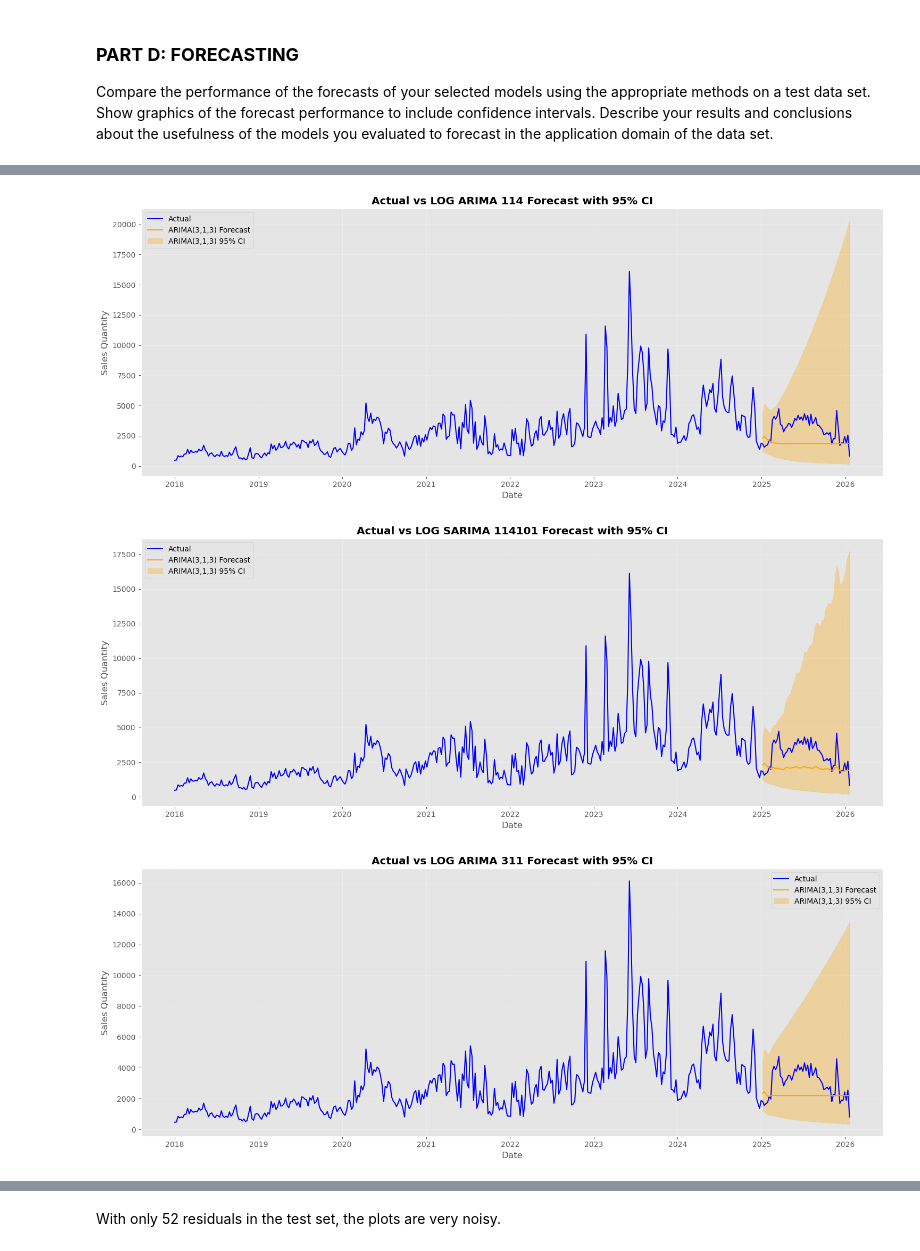
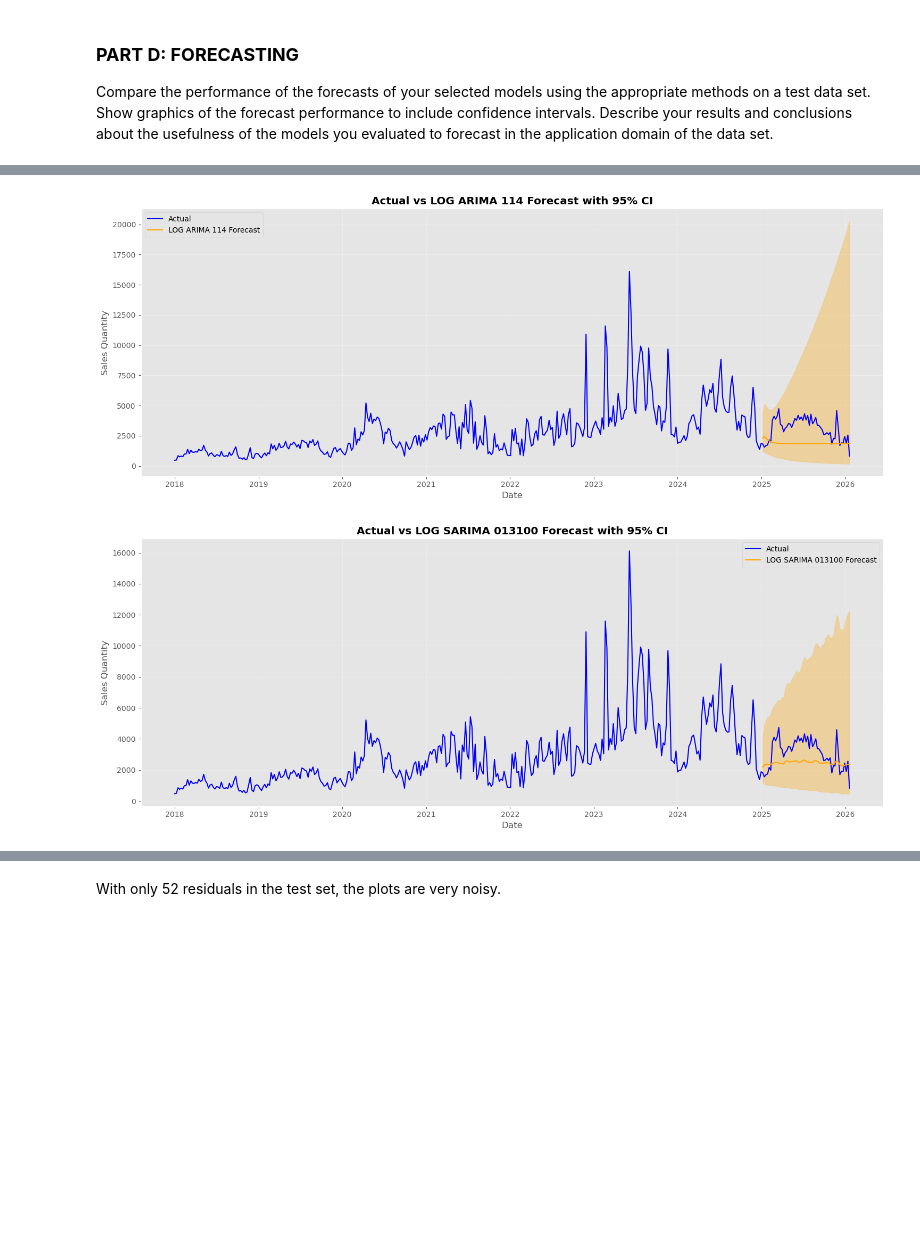
Before and after one commit to andersone17/time_series_hw_2, a Jupyter notebook: time_series_hw_2.ipynb, the cells around one changed output, grey strips where cells are left out. Saved outputs shown, nothing was run; the diff lists cells and outputs as text; code cells hidden in the pictures; blank space fills up the shorter version.

```diff
--- a/time_series_hw_2.ipynb
+++ b/time_series_hw_2.ipynb
@@ -640,27 +582,27 @@ Warnings:
 # %%
 # SARIMA LOG MODEL
-P = 3
+P = 0
 D = 1
-Q = 1
+Q = 3
 P_S = 1
 D_S = 0
-Q_S = 1
+Q_S = 0
 SEASON = 52
 Y = train['log_order_quantity']
 
 # Fit Model and Output Summary
 model = ARIMA(Y, order=(P,D,Q), seasonal_order=(P_S, D_S, Q_S, SEASON))
-model_log_311101 = model.fit()
-print(model_log_311101.summary())
+model_log_013100 = model.fit()
+print(model_log_013100.summary())
 
 # Add fitted values to sales df for diagnostics
 FIT_COL = f'LOG_SARIMA_{P,D,Q}x{P_S,D_S,Q_S,SEASON}'
-train[FIT_COL] = model_log_311101.fittedvalues
-residuals = model_log_311101.resid
+train[FIT_COL] = model_log_013100.fittedvalues
+residuals = model_log_013100.resid
 
 # Model Diagnostic Results
 model_fit_plot(train, date_col='date', actual_col='log_order_quantity', fit_col=FIT_COL, residuals=residuals, title=f'LOG SARIMA({P},{D},{Q}x{P_S},{D_S},{Q_S},{SEASON})')
-mse, rmse, aic, bic, ljung_box_pval, arch_pval = model_eval(model_log_311101)
+mse, rmse, aic, bic, ljung_box_pval, arch_pval = model_eval(model_log_013100)
 model_results['Model'].append(f'LOG SARIMA({P},{D},{Q}x{P_S},{D_S},{Q_S},{SEASON})')
 model_results['MSE'].append(mse)
 model_results['RMSE'].append(rmse)
@@ -751,20 +691,10 @@ test['LOG_ARIMA_114_Forecast'] = np.exp(fc.predicted_mean.values)
 test['LOG_ARIMA_114_Forecast_Lower'] = np.exp(fc.conf_int().iloc[:,0])
 test['LOG_ARIMA_114_Forecast_Upper'] = np.exp(fc.conf_int().iloc[:,1])
 
-fc = model_log_114101.get_forecast(steps=weeks)
-test['LOG_SARIMA_114101_Forecast'] = np.exp(fc.predicted_mean.values)
-test['LOG_SARIMA_114101_Forecast_Lower'] = np.exp(fc.conf_int().iloc[:,0])
-test['LOG_SARIMA_114101_Forecast_Upper'] = np.exp(fc.conf_int().iloc[:,1])
-
-fc = model_log_311.get_forecast(steps=weeks)
-test['LOG_ARIMA_311_Forecast'] = np.exp(fc.predicted_mean.values)
-test['LOG_ARIMA_311_Forecast_Lower'] = np.exp(fc.conf_int().iloc[:,0])
-test['LOG_ARIMA_311_Forecast_Upper'] = np.exp(fc.conf_int().iloc[:,1])
-
-fc = model_log_311101.get_forecast(steps=weeks)
-test['LOG_SARIMA_311101_Forecast'] = np.exp(fc.predicted_mean.values)
-test['LOG_SARIMA_311101_Forecast_Lower'] = np.exp(fc.conf_int().iloc[:,0])
-test['LOG_SARIMA_311101_Forecast_Upper'] = np.exp(fc.conf_int().iloc[:,1])
+fc = model_log_013100.get_forecast(steps=weeks)
+test['LOG_SARIMA_013100_Forecast'] = np.exp(fc.predicted_mean.values)
+test['LOG_SARIMA_013100_Forecast_Lower'] = np.exp(fc.conf_int().iloc[:,0])
+test['LOG_SARIMA_013100_Forecast_Upper'] = np.exp(fc.conf_int().iloc[:,1])
 # %%
 final_data = pd.merge(sales[['date','order_quantity']], test, on='date', how='left')
 # %%
@@ -773,18 +703,17 @@ def plot_forecast_with_ci(df, date_col, actual_col, forecast_col, lower_col, upp
     plt.style.use('ggplot')
     plt.figure(figsize=(15,6))
     sns.lineplot(x=date_col, y=actual_col, data=df, label='Actual', color='blue')
-    sns.lineplot(x=date_col, y=forecast_col, data=df, label='ARIMA(3,1,3) Forecast', color='orange')
-    plt.fill_between(df[date_col], df[lower_col], df[upper_col], color='orange', alpha=0.3, label='ARIMA(3,1,3) 95% CI')
+    sns.lineplot(x=date_col, y=forecast_col, data=df, label=forecast_col.replace('_', ' '), color='orange')
+    plt.fill_between(df[date_col], df[lower_col], df[upper_col], color='orange', alpha=0.3, label=f'{forecast_col.replace("_", " ")} 95% CI')
     plt.title(title, fontweight='bold')
     plt.xlabel('Date')
     plt.ylabel('Sales Quantity')
-    plt.legend()
     plt.grid(True, alpha=0.3)
     plt.tight_layout()
     plt.show()
 # %%
 # Plot the Forecasts vs Actuals with Confidence Intervals
-forcasts = ['ARIMA_212_Forecast', 'ARIMA_211_Forecast', 'LOG_ARIMA_114_Forecast', 'LOG_SARIMA_114101_Forecast', 'LOG_ARIMA_311_Forecast', 'LOG_SARIMA_311101_Forecast']
+forcasts = ['ARIMA_212_Forecast', 'ARIMA_211_Forecast', 'LOG_ARIMA_114_Forecast', 'LOG_SARIMA_013100_Forecast']
 for forecast in forcasts:
     lower_col = forecast.replace('Forecast', 'Forecast_Lower')
     upper_col = forecast.replace('Forecast', 'Forecast_Upper')
@@ -803,3 +732,2 @@ for forecast in forcasts:
-[figure, old version]
+[figure, new version]
-[figure, old version]
+[figure, new version]
-[figure, removed]
```
Also changed, not shown: parts of 20 cells of this notebook.
